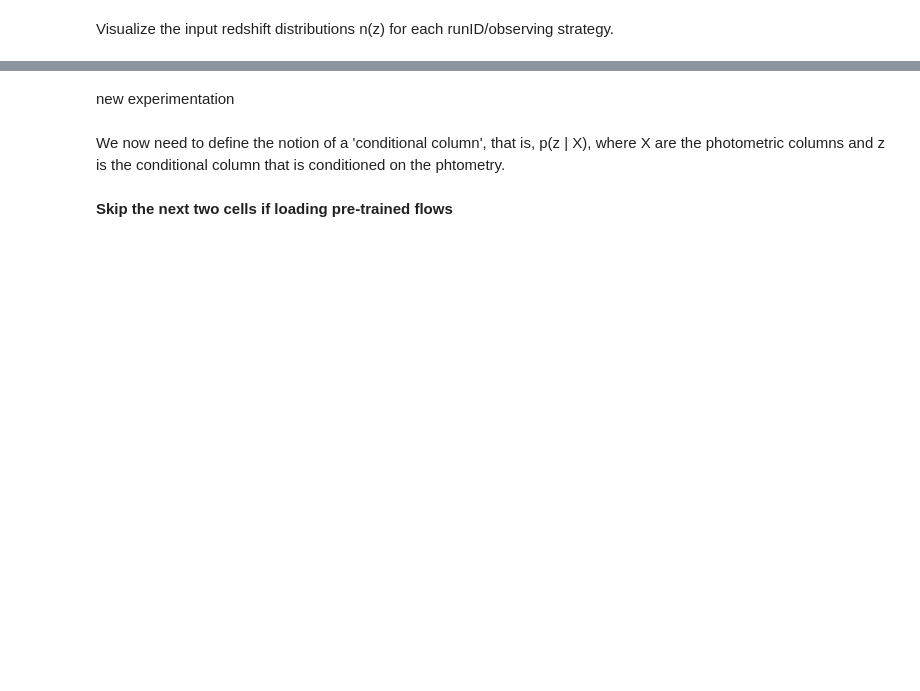
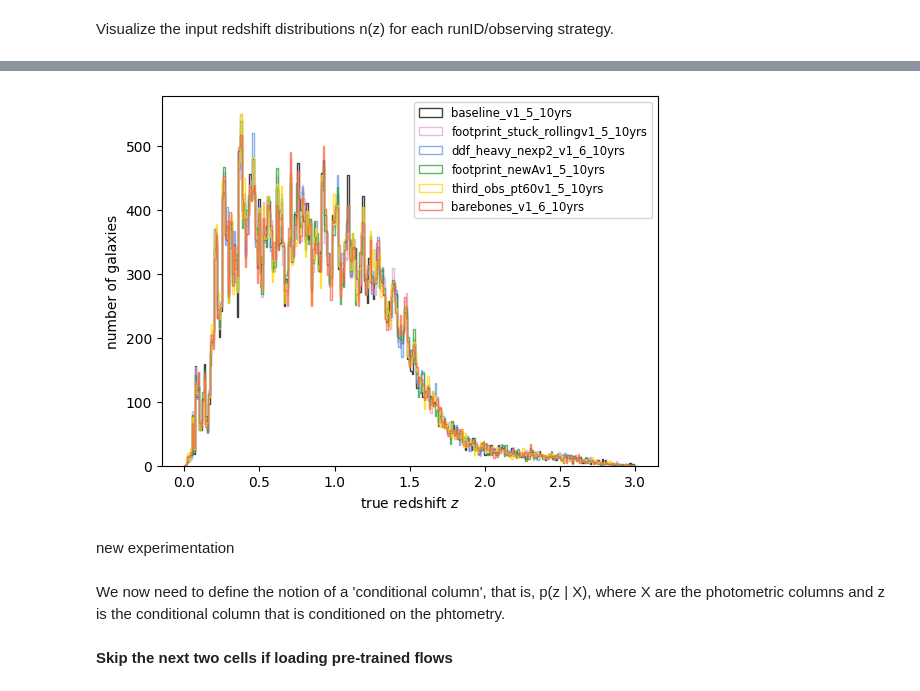
Before and after one commit to Rachel-0420/TLM-Continuous-Data, a Jupyter notebook: Example_TLM.ipynb, the cells around one changed output, grey strips where cells are left out. Saved outputs shown, nothing was run; the diff lists cells and outputs as text; code cells hidden in the pictures; blank space fills up the shorter version.

```diff
--- a/Example_TLM.ipynb
+++ b/Example_TLM.ipynb
@@ -230,14 +266,18 @@ Visualize the input redshift distributions n(z) for each runID/observing strateg
 # %%
-# from matplotlib.pyplot import hist, xlabel, ylabel, legend
+# All OS together
 
-# zbins = np.linspace(0, 3, 300)
+from matplotlib.pyplot import hist, xlabel, ylabel, legend
 
-# for which_os in available_os:
-#   hist(z_cats[which_os]['z_true'], bins=zbins, alpha=0.75, histtype="step", color=os_colors[which_os],
-#        label=os_names[which_os], density = False)
-# xlabel(r'true redshift $z$')
-# ylabel('number of galaxies')
-# legend(loc='upper right', fontsize='small')
+zbins = np.linspace(0, 3, 300)
+
+for which_os in available_os:
+  hist(z_cats[which_os]['z_true'], bins=zbins, alpha=0.75, histtype="step", color=os_colors[which_os],
+  label=os_names[which_os], density = False)
+  xlabel(r'true redshift $z$')
+  ylabel('number of galaxies')
+  legend(loc='upper right', fontsize='small')
+# %% [output]
+[figure, added]
 # %%
 # fig, ax = plt.subplots(1,6, figsize=(24,5), sharey=True)
 # for which_os in available_os:
```
Also changed, not shown: parts of 6 cells of this notebook.
